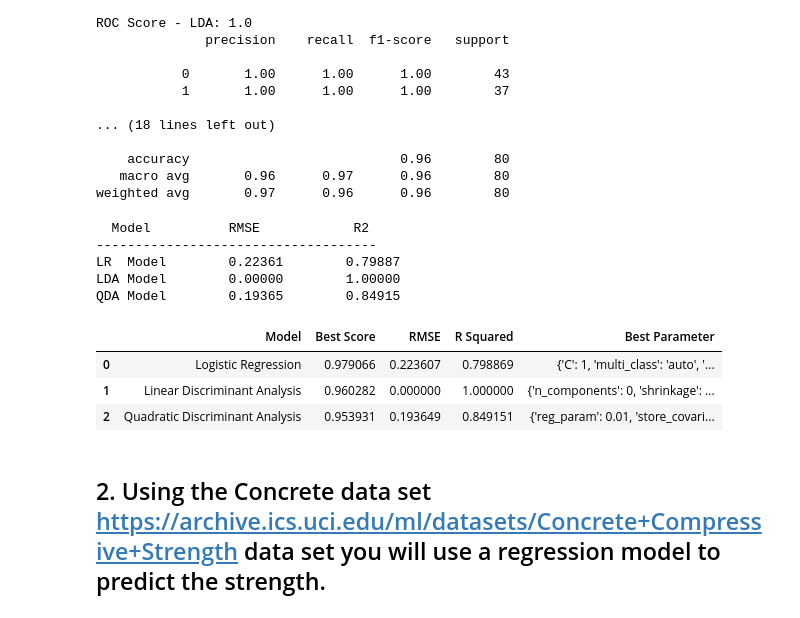
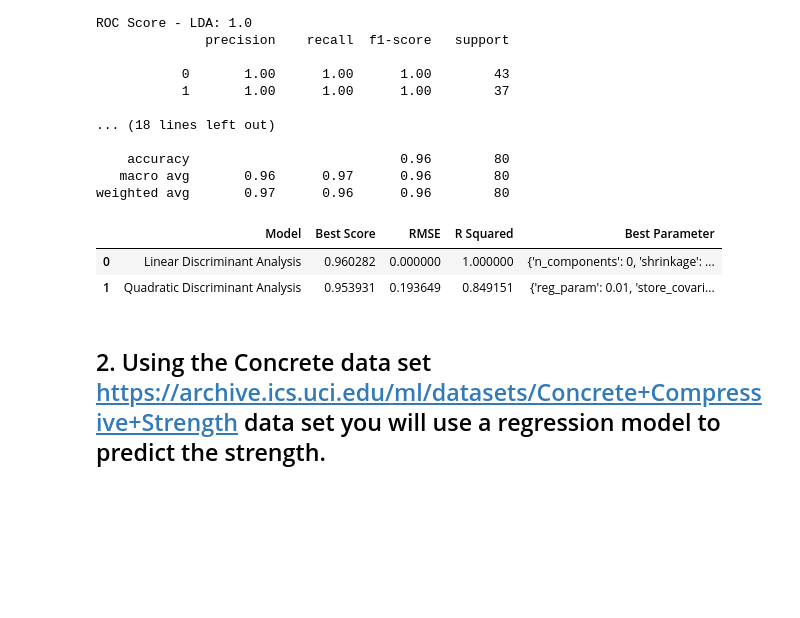
Before and after one commit to blessjal/practicums, a Jupyter notebook: Hwk3_final.ipynb, the cells around one changed output. Drawn from its saved outputs; the diff is of its cells as text; code cells hidden in the pictures; blank space fills up the shorter version.

```diff
--- a/Hwk3_final.ipynb
+++ b/Hwk3_final.ipynb
@@ -442,32 +318,18 @@ ROC Score - LDA: 1.0
     accuracy                           0.96        80
    macro avg       0.96      0.97      0.96        80
 weighted avg       0.97      0.96      0.96        80
-# %%
-from sklearn.metrics import mean_squared_error, mean_absolute_error, r2_score
-print("  Model\t\t RMSE \t\t R2")
-print('-'*36)
-print("""LR  Model\t {:.5f} \t{:.5f}""".format(  np.sqrt(mean_squared_error(y_test, y_pred)), r2_score(y_test, y_pred)))
-print("""LDA Model\t {:.5f} \t{:.5f}""".format( np.sqrt(mean_squared_error(y_test, lda_pred)), r2_score(y_test, lda_pred)))
-print("""QDA Model\t {:.5f} \t{:.5f}""".format( np.sqrt(mean_squared_error(y_test, qda_pred)), r2_score(y_test, qda_pred)))
-# %% [output]
-  Model          RMSE            R2
-------------------------------------
-LR  Model        0.22361        0.79887
-LDA Model        0.00000        1.00000
-QDA Model        0.19365        0.84915
 # %%
-model_summary = pd.DataFrame({'Model': ['Logistic Regression', 'Linear Discriminant Analysis', 'Quadratic Discriminant Analysis'],
-              'Best Score': [lr_results.best_score_, lda_results.best_score_, qda_results.best_score_],
-              'RMSE': [np.sqrt(mean_squared_error(y_test, y_pred)), np.sqrt(mean_squared_error(y_test, lda_pred)), np.sqrt(mean_squared_error(y_test, qda_pred))],
-              'R Squared': [r2_score(y_test, y_pred), r2_score(y_test, lda_pred), r2_score(y_test, qda_pred)],
-              'Best Parameter': [lr_results.best_params_, lda_results.best_params_,qda_results.best_params_],
+model_summary = pd.DataFrame({'Model': [ 'Linear Discriminant Analysis', 'Quadratic Discriminant Analysis'],
+              'Best Score': [lda_results.best_score_, qda_results.best_score_],
+              'RMSE': [np.sqrt(mean_squared_error(y_test, lda_pred)), np.sqrt(mean_squared_error(y_test, qda_pred))],
+              'R Squared': [r2_score(y_test, lda_pred), r2_score(y_test, qda_pred)],
+              'Best Parameter': [lda_results.best_params_,qda_results.best_params_],
               })
 
 model_summary
 # %% [output]
 |  | Model | Best Score | RMSE | R Squared | Best Parameter |
-| 0 | Logistic Regression | 0.979066 | 0.223607 | 0.798869 | {'C': 1, 'multi_class': 'auto', '... |
-| 1 | Linear Discriminant Analysis | 0.960282 | 0.000000 | 1.000000 | {'n_components': 0, 'shrinkage': ... |
-| 2 | Quadratic Discriminant Analysis | 0.953931 | 0.193649 | 0.849151 | {'reg_param': 0.01, 'store_covari... |
+| 0 | Linear Discriminant Analysis | 0.960282 | 0.000000 | 1.000000 | {'n_components': 0, 'shrinkage': ... |
+| 1 | Quadratic Discriminant Analysis | 0.953931 | 0.193649 | 0.849151 | {'reg_param': 0.01, 'store_covari... |
 # %% [markdown]
 ## 2. Using the Concrete data set https://archive.ics.uci.edu/ml/datasets/Concrete+Compressive+Strength data set you will use a regression model to predict the strength.
```
Also changed, not shown: parts of 31 cells of this notebook.
